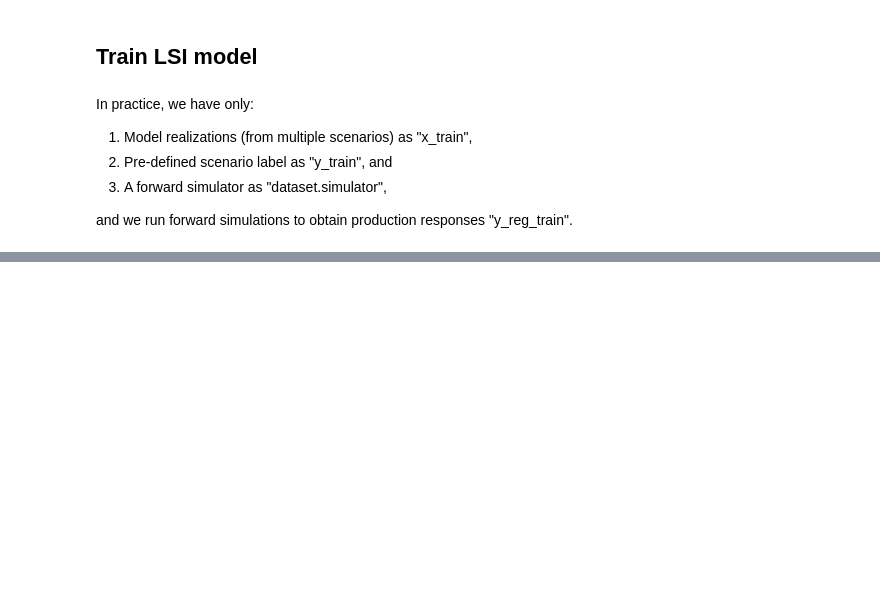
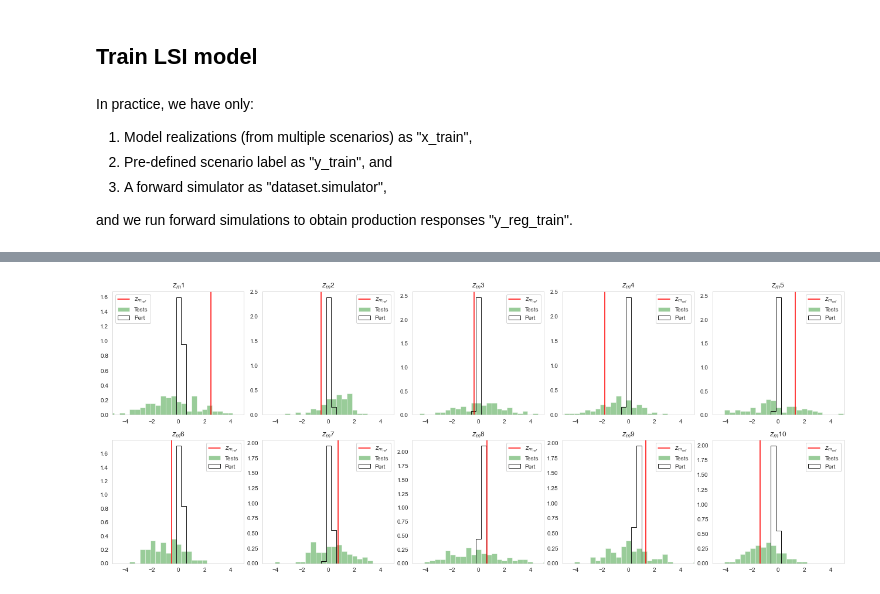
Before and after one commit to rsyamil/latent-space-inversion-lsi, a Jupyter notebook: 2d-fluvial/lsi-demo.ipynb, the cells around one changed output, grey strips where cells are left out. Cells and saved outputs as stored; diff of their text form; code cells hidden in the pictures; blank space fills up the shorter version.

```diff
--- a/2d-fluvial/lsi-demo.ipynb
+++ b/2d-fluvial/lsi-demo.ipynb
@@ -173,0 +192,15 @@ util.plot_cube(np.squeeze(m_ref_hat))
+# %%
+#get the corresponding model latent variables
+zm_ref_pert = LSI.zd2zm.predict(zd_obs_pert)
+
+#get the inversion solutions for the perturbed set
+M_test_hat_reg_pert = LSI.zm2m.predict(zm_ref_pert)
+
+#take cut off (0 and 1, cutoff at 0.5 for discrettization)
+M_test_hat_reg_pert = np.where(M_test_hat_reg_pert<0.2, 0, 1)
+
+#run forward simulation on the perturbed images
+D_test_hat_reg_pert = dataset.simulator(M_test_hat_reg_pert)
+
+#normalize using the same normalization factor for the training dataset
+D_test_hat_reg_pert = dataset.normalize_data_(D_test_hat_reg_pert)
@@ -173,0 +225,23 @@ util.plot_cube(np.squeeze(m_ref_hat))
+# %%
+#latent spaces for the model
+
+zm_ref = zm_test[case, :]
+
+binmax = np.max(zm_ref)
+binmin = np.min(zm_ref)
+bb2 = np.linspace(binmin, binmax, 40)
+
+f = plt.figure(figsize=(18, 14))
+for i in range(10):
+    plt.subplot(4, 5, i+1)
+    plt.hist(zm_test[:, i].flatten(), color='green', alpha=0.4, bins=bb2, density=True, label="Tests")
+    plt.hist(zm_ref_pert[:, i].flatten(), color='green', alpha=0.9, edgecolor='black', histtype='step', bins=bb2, density=True, label="Pert")
+    plt.axvline(x=zm_ref[i], c='r', label="$z_{m_{ref}}$")
+    plt.grid(False)
+    plt.xlim(-5, 5),
+    plt.title('$z_{m}$'+str(i+1))
+    plt.legend()
+f.tight_layout()
+f.savefig('readme/test_zms_demo.png', dpi=300)
+# %% [output]
+[figure, added]
```
Also changed, not shown: parts of 15 cells of this notebook, 33 other files.
